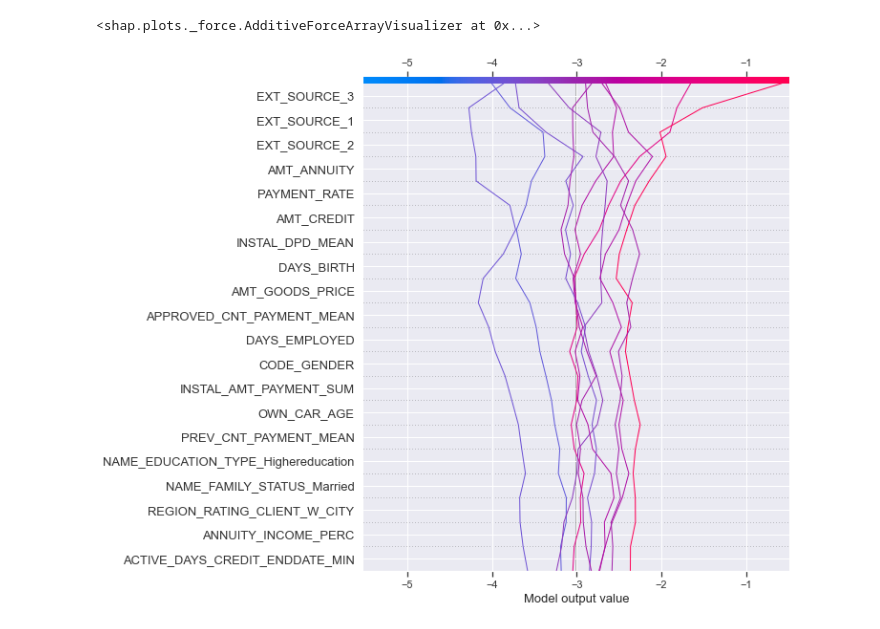
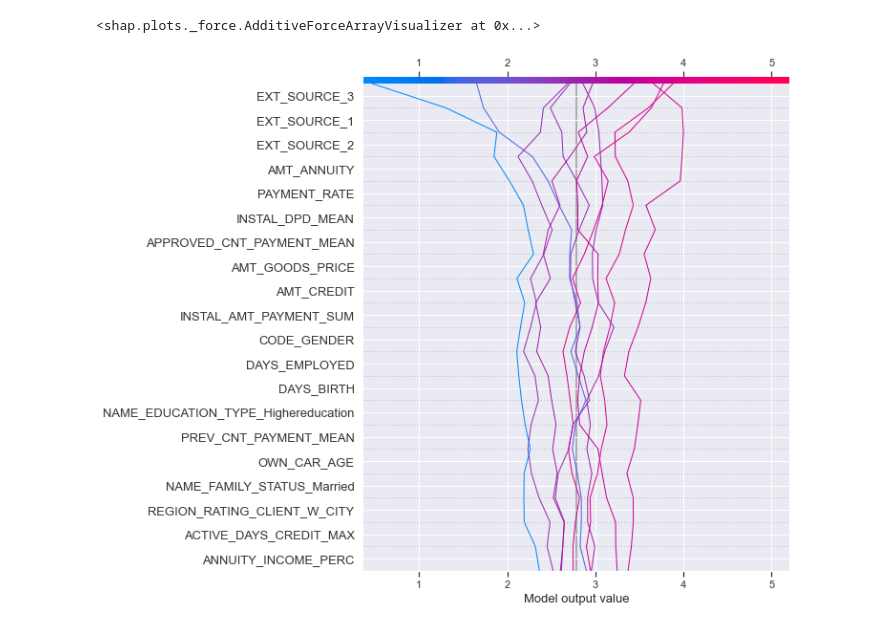
Before and after one commit to nlorber/credit_light, a Jupyter notebook: Notebook_P7.ipynb, the cells around one changed output. Cells and saved outputs as stored; diff of their text form; code cells hidden in the pictures.

```diff
--- a/Notebook_P7.ipynb
+++ b/Notebook_P7.ipynb
@@ -666,6 +896,3 @@ shap.plots.beeswarm(shap_values)
 credit_light_ind = pd.Index(random.sample(set(df.index), k=1000))
 # %%
 pd.Series(credit_light_ind).to_csv('credit_light_ind.csv', index=False)
-# %%
-credit_light = df.loc[credit_light_ind]
-credit_light
@@ -694,3 +902,8 @@ explainer = shap.Explainer(clf, X)
-# %%
-shap_values = explainer(X, check_additivity=False)
+# %%
+indexes = []
+for i in credit_light['SK_ID_CURR']:
+    j = df[df['SK_ID_CURR']==i]
+    indexes.append(j.index[0])
+# %%
+shap_light = shap_values[indexes]
 # %%
@@ -706,6 +919,6 @@ shap.force_plot(shap_values[:10])
 [interactive output not drawn]
 <shap.plots._force.AdditiveForceArrayVisualizer at 0x...>
 # %%
-shap.decision_plot(shap_values[0].base_values, shap_values[:10].values, shap_values.feature_names)
+shap.decision_plot(shap_light[0].base_values, shap_light[:10].values, shap_light.feature_names)
 # %% [output]
-[figure, old version]
+[figure, new version]
```
Also changed, not shown: parts of 45 cells of this notebook, 5 other files.
